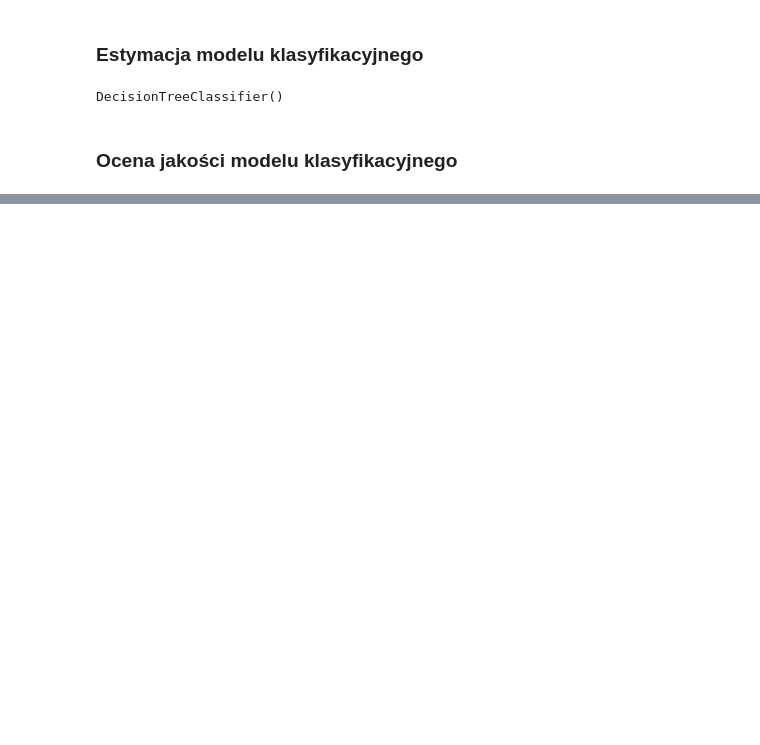
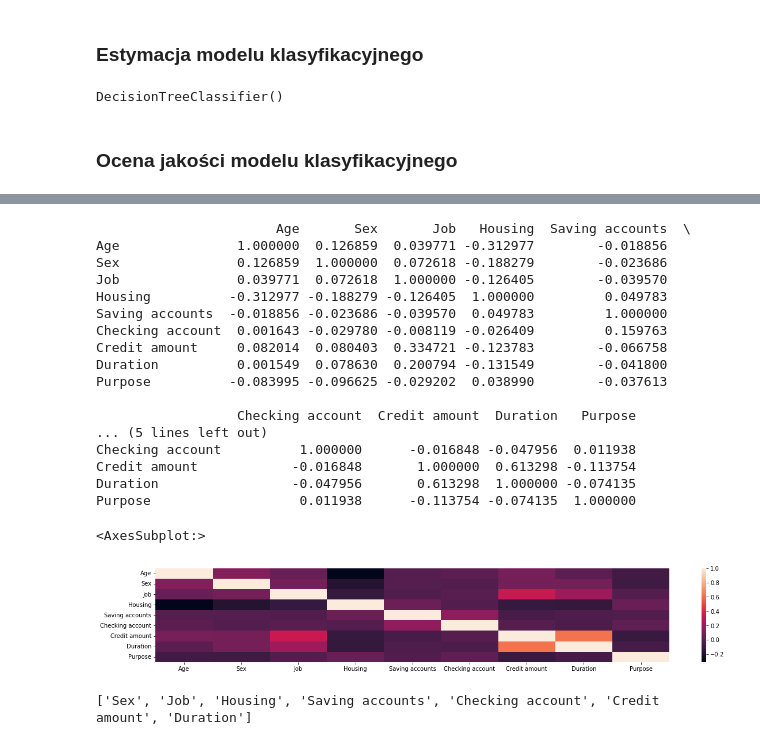
Before and after one commit to SebastianPiasecki/DataScience-ML_German_Credit_Dat, a Jupyter notebook: PD_8.ipynb, the cells around one changed output, grey strips where cells are left out. Drawn from its saved outputs; the diff is of its cells as text; code cells hidden in the pictures; blank space fills up the shorter version.

```diff
--- a/PD_8.ipynb
+++ b/PD_8.ipynb
@@ -295,0 +376,26 @@ Accuracy: 0.31297710
+# %%
+corr = df_cleaned_no_na.corr()
+print(corr)
+sns.heatmap(corr,
+         xticklabels=corr.columns,
+         yticklabels=corr.columns)
+# %% [output]
+                       Age       Sex       Job   Housing  Saving accounts  \
+Age               1.000000  0.126859  0.039771 -0.312977        -0.018856
+Sex               0.126859  1.000000  0.072618 -0.188279        -0.023686
+Job               0.039771  0.072618  1.000000 -0.126405        -0.039570
+Housing          -0.312977 -0.188279 -0.126405  1.000000         0.049783
+Saving accounts  -0.018856 -0.023686 -0.039570  0.049783         1.000000
+Checking account  0.001643 -0.029780 -0.008119 -0.026409         0.159763
+Credit amount     0.082014  0.080403  0.334721 -0.123783        -0.066758
+Duration          0.001549  0.078630  0.200794 -0.131549        -0.041800
+Purpose          -0.083995 -0.096625 -0.029202  0.038990        -0.037613
+
+                  Checking account  Credit amount  Duration   Purpose
+... (5 lines left out)
+Checking account          1.000000      -0.016848 -0.047956  0.011938
+Credit amount            -0.016848       1.000000  0.613298 -0.113754
+Duration                 -0.047956       0.613298  1.000000 -0.074135
+Purpose                   0.011938      -0.113754 -0.074135  1.000000
+<AxesSubplot:>
+[figure, added]
@@ -295,0 +404,4 @@ Accuracy: 0.31297710
+# %%
+print(features)
+# %% [output]
+['Sex', 'Job', 'Housing', 'Saving accounts', 'Checking account', 'Credit amount', 'Duration']
```
Also changed, not shown: parts of 19 cells of this notebook.
